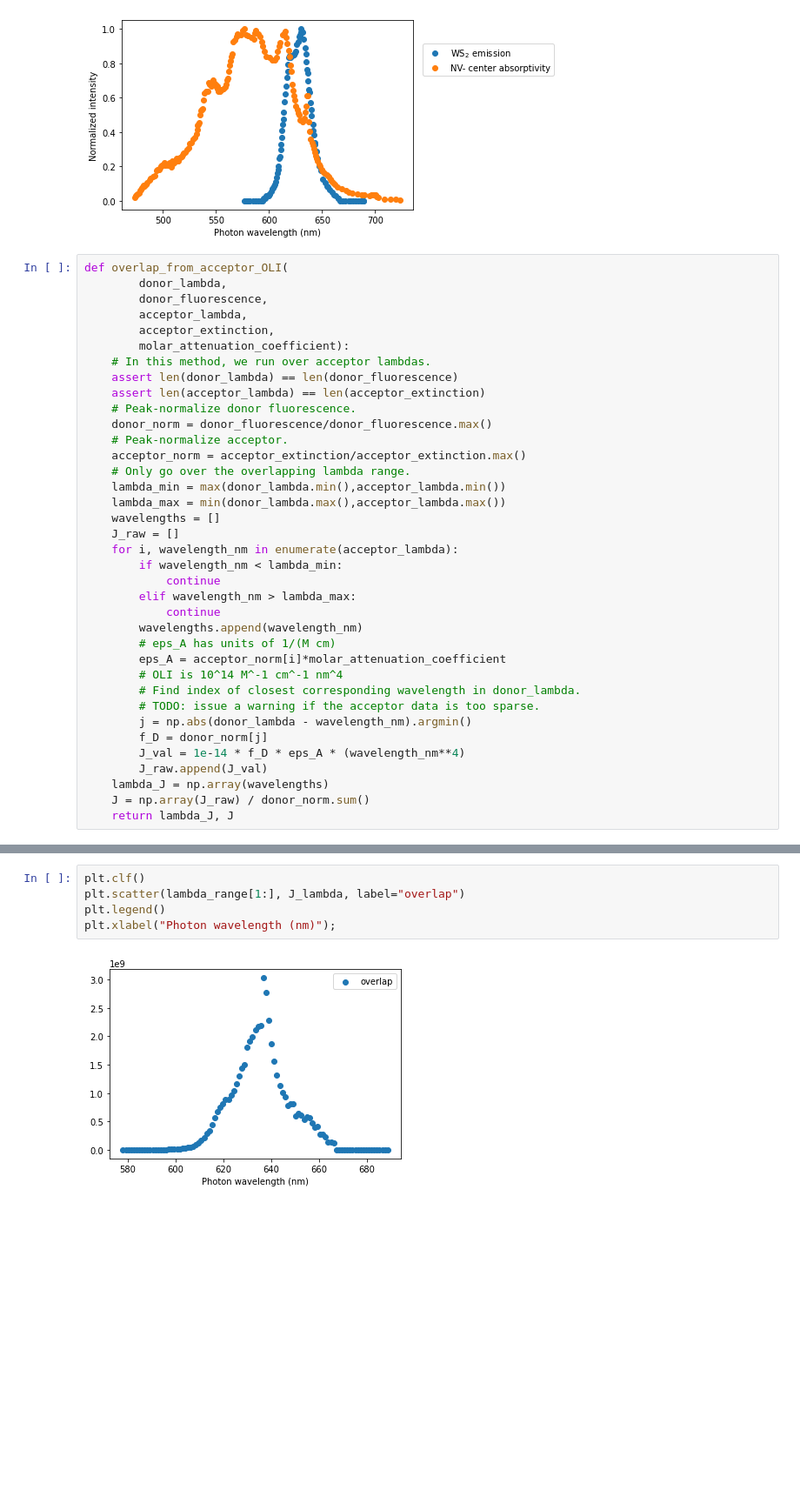
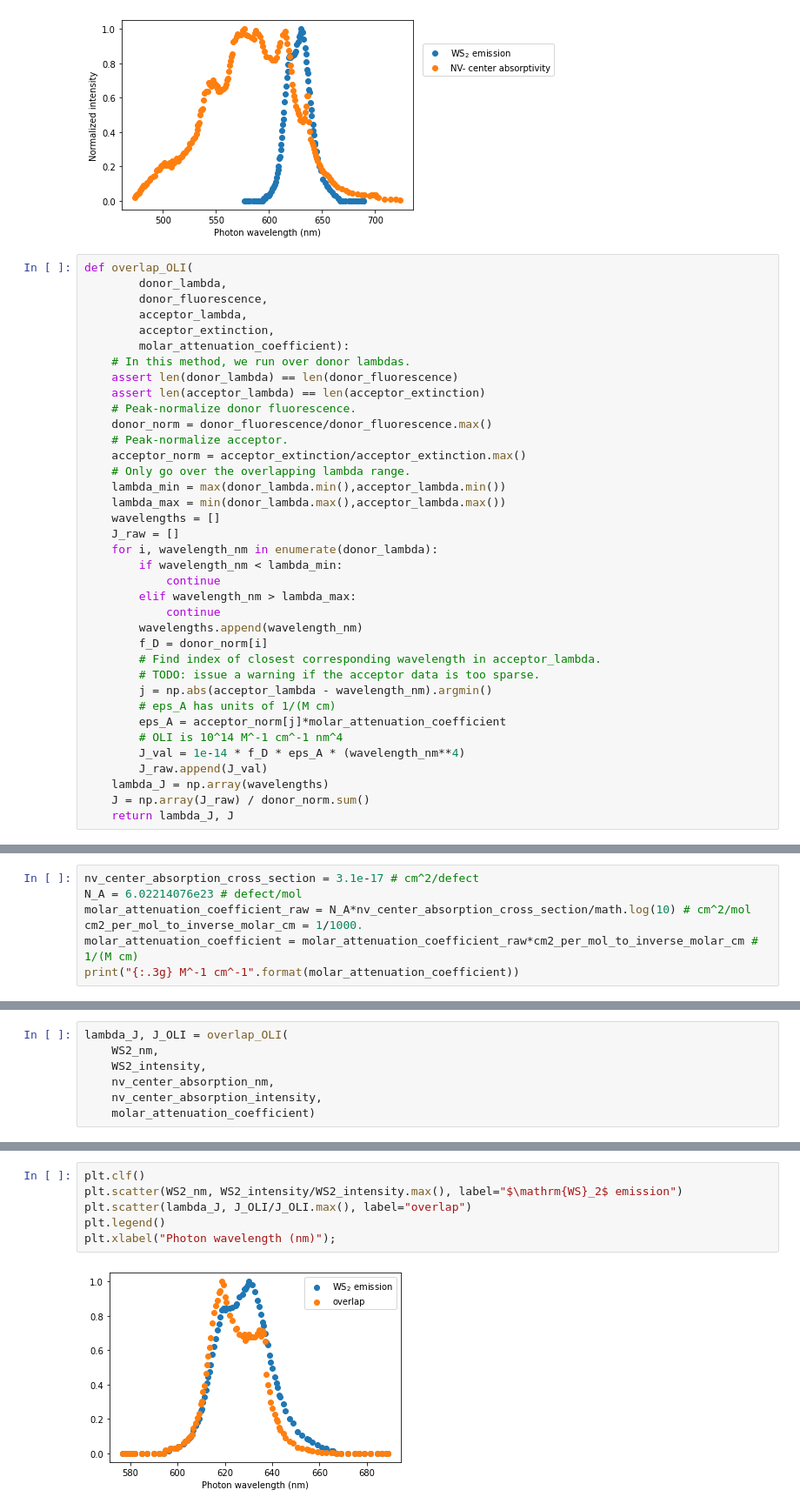
Before and after one commit to nbeaver/ws2-diamond-fret-calculation, a Jupyter notebook: WS2_NV-_center_FRET_estimation.ipynb, the cells around one changed output, grey strips where cells are left out. Shown at 87% size. Saved outputs shown, nothing was run; the diff lists cells and outputs as text; blank space fills up the shorter version.

```diff
--- a/WS2_NV-_center_FRET_estimation.ipynb
+++ b/WS2_NV-_center_FRET_estimation.ipynb
@@ -123,13 +133,13 @@ plt.ylabel("Normalized intensity");
 # %% [output]
 [figure]
 # %%
-def overlap_from_acceptor_OLI(
+def overlap_OLI(
         donor_lambda,
         donor_fluorescence,
         acceptor_lambda,
         acceptor_extinction,
         molar_attenuation_coefficient):
-    # In this method, we run over acceptor lambdas.
+    # In this method, we run over donor lambdas.
     assert len(donor_lambda) == len(donor_fluorescence)
     assert len(acceptor_lambda) == len(acceptor_extinction)
     # Peak-normalize donor fluorescence.
@@ -141,19 +151,19 @@ def overlap_from_acceptor_OLI(
     lambda_max = min(donor_lambda.max(),acceptor_lambda.max())
     wavelengths = []
     J_raw = []
-    for i, wavelength_nm in enumerate(acceptor_lambda):
+    for i, wavelength_nm in enumerate(donor_lambda):
         if wavelength_nm < lambda_min:
             continue
         elif wavelength_nm > lambda_max:
             continue
         wavelengths.append(wavelength_nm)
+        f_D = donor_norm[i]
+        # Find index of closest corresponding wavelength in acceptor_lambda.
+        # TODO: issue a warning if the acceptor data is too sparse.
+        j = np.abs(acceptor_lambda - wavelength_nm).argmin()
         # eps_A has units of 1/(M cm)
-        eps_A = acceptor_norm[i]*molar_attenuation_coefficient
+        eps_A = acceptor_norm[j]*molar_attenuation_coefficient
         # OLI is 10^14 M^-1 cm^-1 nm^4
-        # Find index of closest corresponding wavelength in donor_lambda.
-        # TODO: issue a warning if the acceptor data is too sparse.
-        j = np.abs(donor_lambda - wavelength_nm).argmin()
-        f_D = donor_norm[j]
         J_val = 1e-14 * f_D * eps_A * (wavelength_nm**4)
         J_raw.append(J_val)
     lambda_J = np.array(wavelengths)
@@ -171,0 +176,7 @@ lambda_J_acceptor, J_acceptor = overlap_from_acceptor_OLI(
+# %%
+nv_center_absorption_cross_section = 3.1e-17 # cm^2/defect
+N_A = 6.02214076e23 # defect/mol
+molar_attenuation_coefficient_raw = N_A*nv_center_absorption_cross_section/math.log(10) # cm^2/mol
+cm2_per_mol_to_inverse_molar_cm = 1/1000.
+molar_attenuation_coefficient = molar_attenuation_coefficient_raw*cm2_per_mol_to_inverse_molar_cm # 1/(M cm)
+print("{:.3g} M^-1 cm^-1".format(molar_attenuation_coefficient))
@@ -171,0 +185,7 @@ lambda_J_acceptor, J_acceptor = overlap_from_acceptor_OLI(
+# %%
+lambda_J, J_OLI = overlap_OLI(
+    WS2_nm,
+    WS2_intensity,
+    nv_center_absorption_nm,
+    nv_center_absorption_intensity,
+    molar_attenuation_coefficient)
@@ -181,7 +214,8 @@ plt.xlabel("Photon wavelength (nm)");
 # %%
 plt.clf()
-plt.scatter(lambda_range[1:], J_lambda, label="overlap")
+plt.scatter(WS2_nm, WS2_intensity/WS2_intensity.max(), label="$\mathrm{WS}_2$ emission")
+plt.scatter(lambda_J, J_OLI/J_OLI.max(), label="overlap")
 plt.legend()
 plt.xlabel("Photon wavelength (nm)");
 # %% [output]
-[figure, old version]
+[figure, new version]
```
Also changed, not shown: parts of 19 cells of this notebook.
